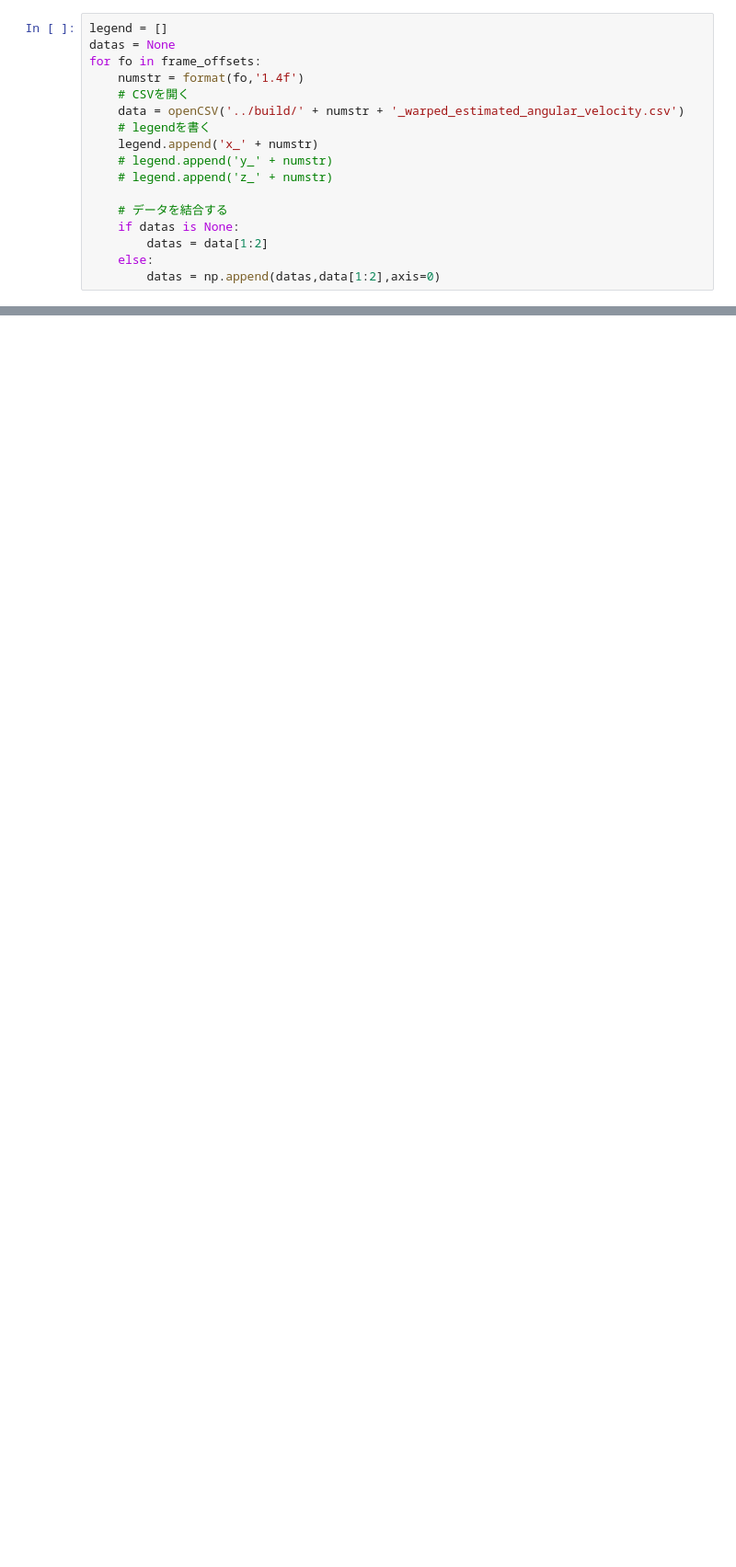
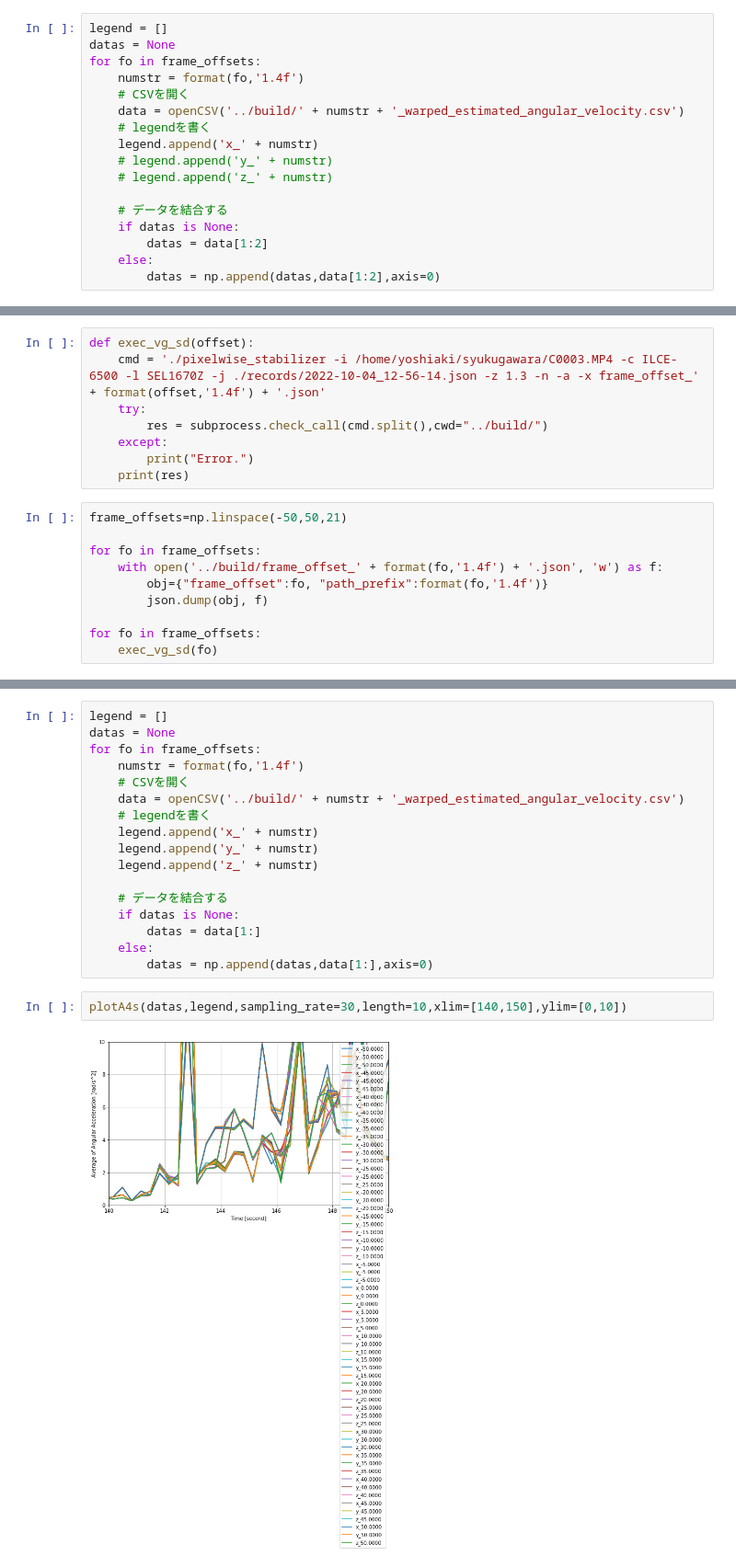
Before and after one commit to yossato/virtualGimbal, a Jupyter notebook: post_processing_software/jupyter/observe_synchronization_and_quality.ipynb, the cells around one changed output, grey strips where cells are left out. Shown: that part at 92% size. Cells and saved outputs as stored; diff of their text form; blank space fills up the shorter version.

```diff
--- a/post_processing_software/jupyter/observe_synchronization_and_quality.ipynb
+++ b/post_processing_software/jupyter/observe_synchronization_and_quality.ipynb
@@ -173,0 +186,18 @@ plotA4s(datas,legend,sampling_rate=30,length=100)
+# %%
+def exec_vg_sd(offset):
+    cmd = './pixelwise_stabilizer -i /home/yoshiaki/syukugawara/C0003.MP4 -c ILCE-6500 -l SEL1670Z -j ./records/2022-10-04_12-56-14.json -z 1.3 -n -a -x frame_offset_' + format(offset,'1.4f') + '.json'
+    try:
+        res = subprocess.check_call(cmd.split(),cwd="../build/")
+    except:
+        print("Error.")
+    print(res)
+# %%
+frame_offsets=np.linspace(-50,50,21)
+
+for fo in frame_offsets:
+    with open('../build/frame_offset_' + format(fo,'1.4f') + '.json', 'w') as f:
+        obj={"frame_offset":fo, "path_prefix":format(fo,'1.4f')}
+        json.dump(obj, f)
+
+for fo in frame_offsets:
+    exec_vg_sd(fo)
@@ -173,0 +222,21 @@ plotA4s(datas,legend,sampling_rate=30,length=100)
+# %%
+legend = []
+datas = None
+for fo in frame_offsets:
+    numstr = format(fo,'1.4f')
+    # CSVを開く
+    data = openCSV('../build/' + numstr + '_warped_estimated_angular_velocity.csv')
+    # legendを書く
+    legend.append('x_' + numstr)
+    legend.append('y_' + numstr)
+    legend.append('z_' + numstr)
+
+    # データを結合する
+    if datas is None:
+        datas = data[1:]
+    else:
+        datas = np.append(datas,data[1:],axis=0)
+# %%
+plotA4s(datas,legend,sampling_rate=30,length=10,xlim=[140,150],ylim=[0,10])
+# %% [output]
+[figure, added]
```
Also changed, not shown: parts of 13 cells of this notebook.
